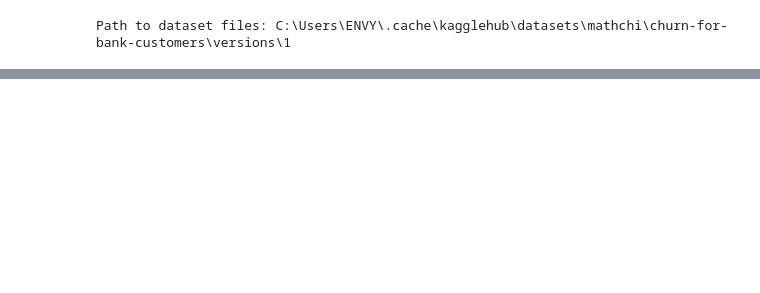
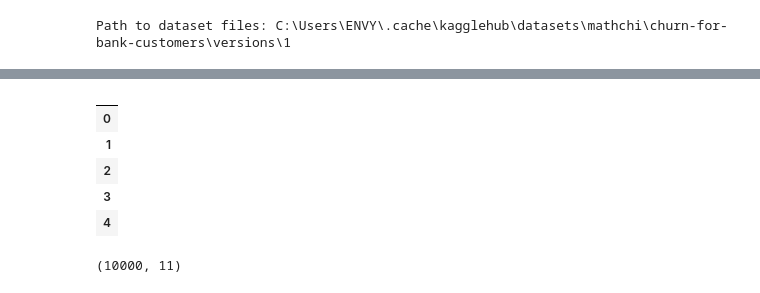
Before and after one commit to ZainabManzoorr/Financial-Risk-and-Customer-Retention-Modelling, a Jupyter notebook: data_explore.ipynb, the cells around one changed output, grey strips where cells are left out. Cells and saved outputs as stored; diff of their text form; code cells hidden in the pictures; blank space fills up the shorter version.

```diff
--- a/data_explore.ipynb
+++ b/data_explore.ipynb
@@ -21,0 +93,7 @@ churn.head()
+# %%
+churn['Geography'] = churn['Geography'].astype('category')
+churn['Gender'] = churn['Gender'].astype('category')
+# %%
+churn['HasCrCard'] = churn['HasCrCard'].astype('int')
+churn['IsActiveMember'] = churn['IsActiveMember'].astype('int')
+churn['Exited'] = churn['Exited'].astype('int')
@@ -21,0 +121,14 @@ churn.head()
+# %%
+churn.select_dtypes(include='object').head()
+# %% [output]
+|  |
+| 0 |
+| 1 |
+| 2 |
+| 3 |
+| 4 |
+# %%
+churn.columns
+churn.shape
+# %% [output]
+(10000, 11)
```
Also changed, not shown: parts of 8 cells of this notebook, 2 other files.
